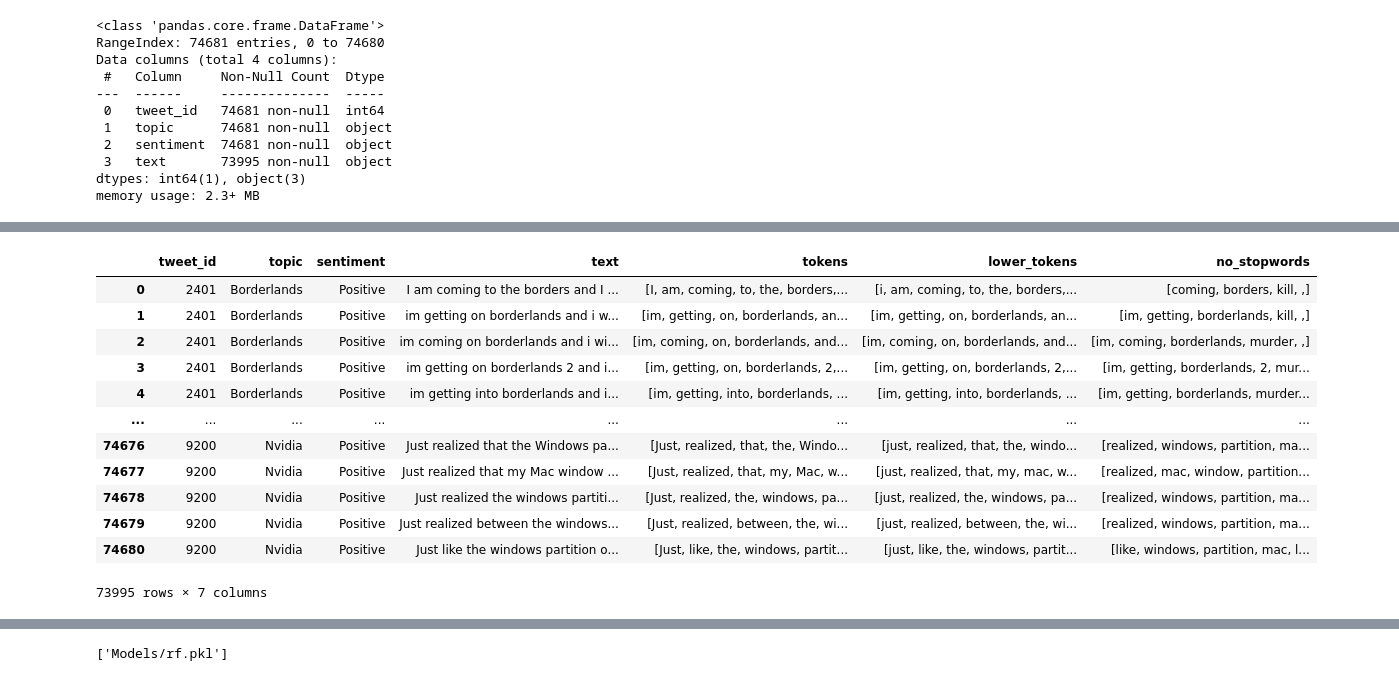
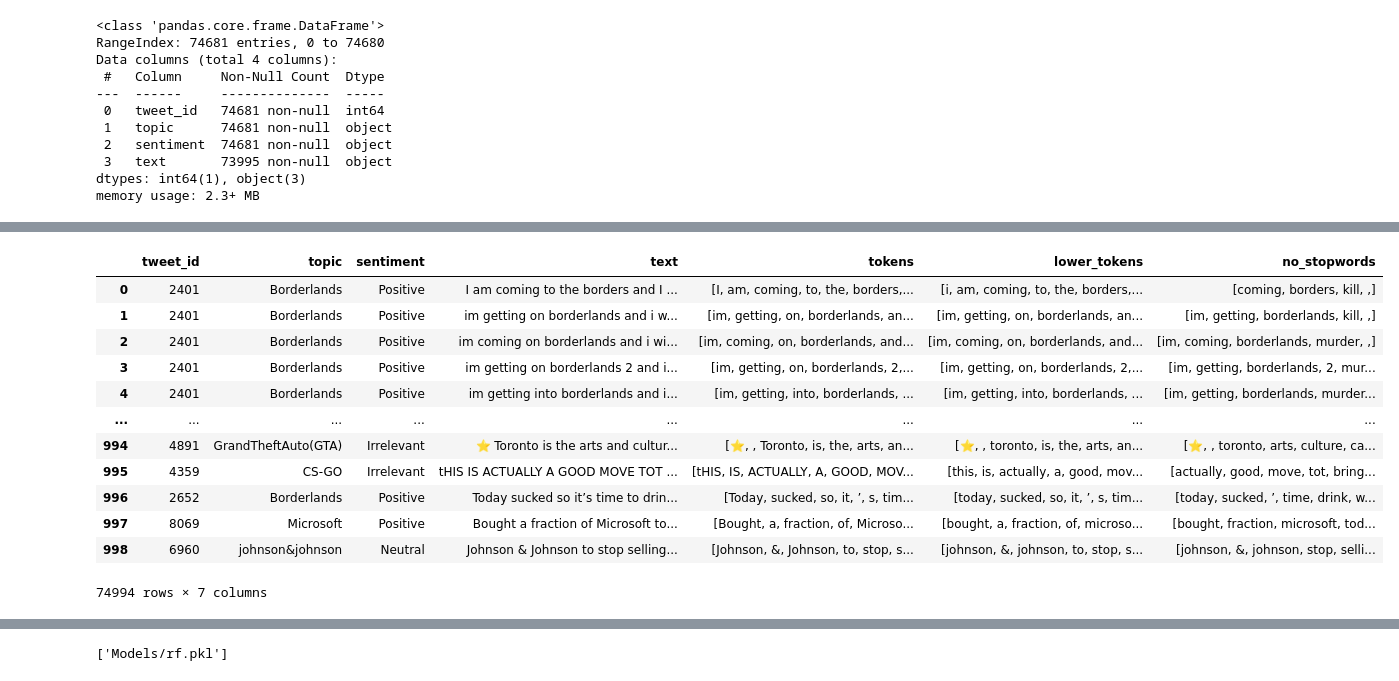
Before and after one commit to KaranMatt/Twitter-Sentiment-Analysis, a Jupyter notebook: Twitter Sentimental.ipynb, the cells around one changed output, grey strips where cells are left out. Saved outputs shown, nothing was run; the diff lists cells and outputs as text; code cells hidden in the pictures.

```diff
--- a/Twitter Sentimental.ipynb
+++ b/Twitter Sentimental.ipynb
@@ -70,10 +70,10 @@ memory usage: 31.3+ KB
 # %%
-train_df.dropna(subset=['text'],inplace=True)
+combined_df.dropna(subset=['text'],inplace=True)
 # %%
 from nltk.tokenize import TweetTokenizer
 tweet_token=TweetTokenizer()
-train_df['tokens']=train_df['text'].apply(tweet_token.tokenize)
-train_df
+combined_df['tokens']=combined_df['text'].apply(tweet_token.tokenize)
+combined_df
 # %% [output]
 |  | tweet_id | topic | sentiment | text | tokens |
 | 0 | 2401 | Borderlands | Positive | I am coming to the borders and I ... | [I, am, coming, to, the, borders,... |
@@ -108,3 +91,3 @@ test_df
 # %%
-train_df['lower_tokens']=train_df['tokens'].apply(lambda tokens:[token.lower() for token in tokens])
-test_df['lower_tokens']=test_df['tokens'].apply(lambda tokens:[token.lower() for token in tokens])
+combined_df['lower_tokens']=combined_df['tokens'].apply(lambda tokens:[token.lower() for token in tokens])
+combined_df
@@ -111,24 +108,23 @@ test_df['lower_tokens']=test_df['tokens'].apply(lambda tokens:[token.lower() for
 # %%
 from nltk.corpus import stopwords
 stop_words=set(stopwords.words('english'))
-train_df['no_stopwords']=train_df['lower_tokens'].apply(lambda tokens:[token for token in tokens if token not in stop_words])
-test_df['no_stopwords']=test_df['lower_tokens'].apply(lambda tokens:[token for token in tokens if token not in stop_words])
+combined_df['no_stopwords']=combined_df['lower_tokens'].apply(lambda tokens:[token for token in tokens if token not in stop_words])
 # %%
-train_df
+combined_df
 # %% [output]
 |  | tweet_id | topic | sentiment | text | tokens | lower_tokens | no_stopwords |
 | 0 | 2401 | Borderlands | Positive | I am coming to the borders and I ... | [I, am, coming, to, the, borders,... | [i, am, coming, to, the, borders,... | [coming, borders, kill, ,] |
 | 1 | 2401 | Borderlands | Positive | im getting on borderlands and i w... | [im, getting, on, borderlands, an... | [im, getting, on, borderlands, an... | [im, getting, borderlands, kill, ,] |
 | 2 | 2401 | Borderlands | Positive | im coming on borderlands and i wi... | [im, coming, on, borderlands, and... | [im, coming, on, borderlands, and... | [im, coming, borderlands, murder, ,] |
 | 3 | 2401 | Borderlands | Positive | im getting on borderlands 2 and i... | [im, getting, on, borderlands, 2,... | [im, getting, on, borderlands, 2,... | [im, getting, borderlands, 2, mur... |
 | 4 | 2401 | Borderlands | Positive | im getting into borderlands and i... | [im, getting, into, borderlands, ... | [im, getting, into, borderlands, ... | [im, getting, borderlands, murder... |
 | ... | ... | ... | ... | ... | ... | ... | ... |
-| 74676 | 9200 | Nvidia | Positive | Just realized that the Windows pa... | [Just, realized, that, the, Windo... | [just, realized, that, the, windo... | [realized, windows, partition, ma... |
-| 74677 | 9200 | Nvidia | Positive | Just realized that my Mac window ... | [Just, realized, that, my, Mac, w... | [just, realized, that, my, mac, w... | [realized, mac, window, partition... |
-| 74678 | 9200 | Nvidia | Positive | Just realized the windows partiti... | [Just, realized, the, windows, pa... | [just, realized, the, windows, pa... | [realized, windows, partition, ma... |
-| 74679 | 9200 | Nvidia | Positive | Just realized between the windows... | [Just, realized, between, the, wi... | [just, realized, between, the, wi... | [realized, windows, partition, ma... |
-| 74680 | 9200 | Nvidia | Positive | Just like the windows partition o... | [Just, like, the, windows, partit... | [just, like, the, windows, partit... | [like, windows, partition, mac, l... |
+| 994 | 4891 | GrandTheftAuto(GTA) | Irrelevant | ⭐️ Toronto is the arts and cultur... | [⭐, ️, Toronto, is, the, arts, an... | [⭐, ️, toronto, is, the, arts, an... | [⭐, ️, toronto, arts, culture, ca... |
+| 995 | 4359 | CS-GO | Irrelevant | tHIS IS ACTUALLY A GOOD MOVE TOT ... | [tHIS, IS, ACTUALLY, A, GOOD, MOV... | [this, is, actually, a, good, mov... | [actually, good, move, tot, bring... |
+| 996 | 2652 | Borderlands | Positive | Today sucked so it’s time to drin... | [Today, sucked, so, it, ’, s, tim... | [today, sucked, so, it, ’, s, tim... | [today, sucked, ’, time, drink, w... |
+| 997 | 8069 | Microsoft | Positive | Bought a fraction of Microsoft to... | [Bought, a, fraction, of, Microso... | [bought, a, fraction, of, microso... | [bought, fraction, microsoft, tod... |
+| 998 | 6960 | johnson&johnson | Neutral | Johnson & Johnson to stop selling... | [Johnson, &, Johnson, to, stop, s... | [johnson, &, johnson, to, stop, s... | [johnson, &, johnson, stop, selli... |
-73995 rows × 7 columns
+74994 rows × 7 columns
 # %%
 from nltk.stem import WordNetLemmatizer
 lemmatizer=WordNetLemmatizer()
```
Also changed, not shown: parts of 43 cells of this notebook, 1 other file.
